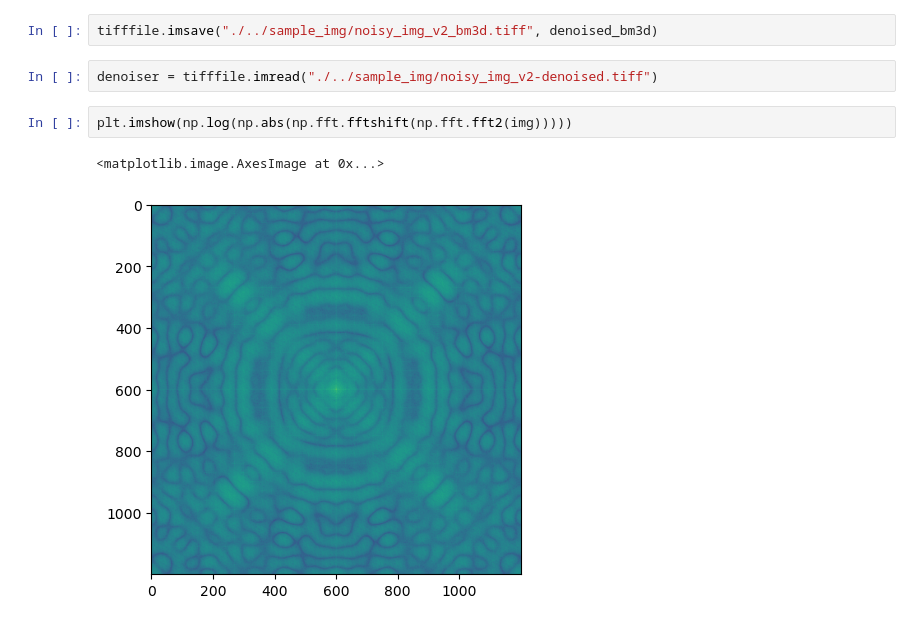
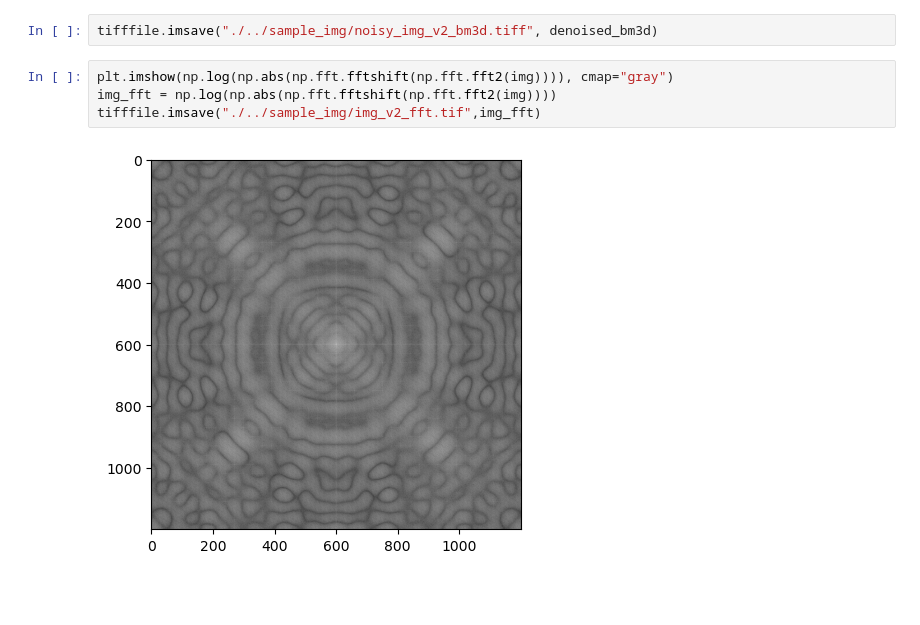
Before and after one commit to mbanil/img_denoiser, a Jupyter notebook: denoiser/sample_img_results.ipynb, the cells around one changed output. Saved outputs shown, nothing was run; the diff lists cells and outputs as text; blank space fills up the shorter version.

```diff
--- a/denoiser/sample_img_results.ipynb
+++ b/denoiser/sample_img_results.ipynb
@@ -167,10 +168,9 @@ print(ssim_bm3d)
 0.6649597600250963
 # %%
 tifffile.imsave("./../sample_img/noisy_img_v2_bm3d.tiff", denoised_bm3d)
-# %%
-denoiser = tifffile.imread("./../sample_img/noisy_img_v2-denoised.tiff")
 # %%
-plt.imshow(np.log(np.abs(np.fft.fftshift(np.fft.fft2(img)))))
+plt.imshow(np.log(np.abs(np.fft.fftshift(np.fft.fft2(img)))), cmap="gray")
+img_fft = np.log(np.abs(np.fft.fftshift(np.fft.fft2(img))))
+tifffile.imsave("./../sample_img/img_v2_fft.tif",img_fft)
 # %% [output]
-<matplotlib.image.AxesImage at 0x...>
-[figure, old version]
+[figure, new version]
```
Also changed, not shown: parts of 8 cells of this notebook, 6 other files.
